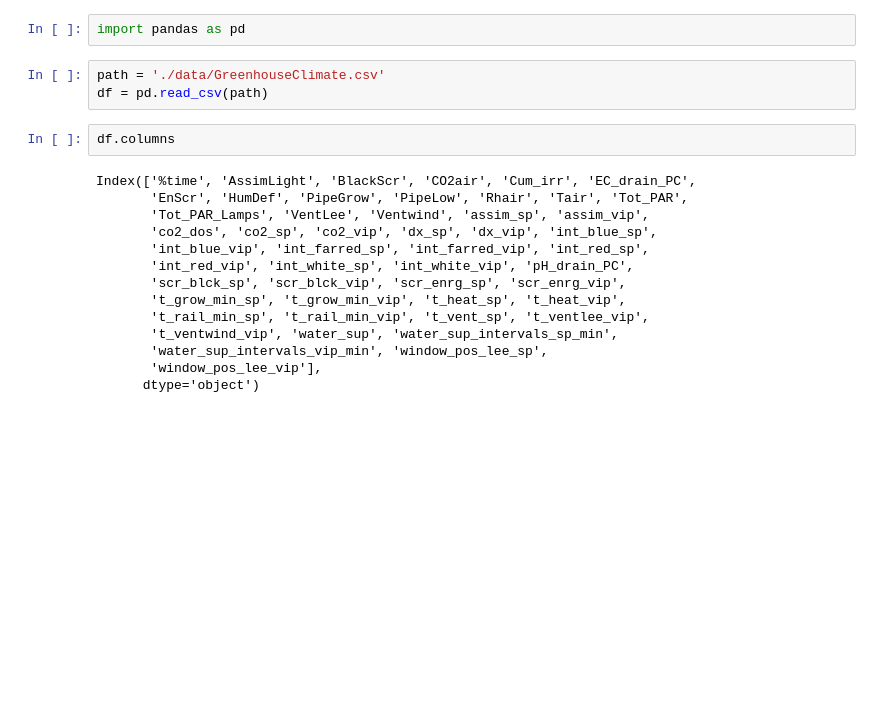
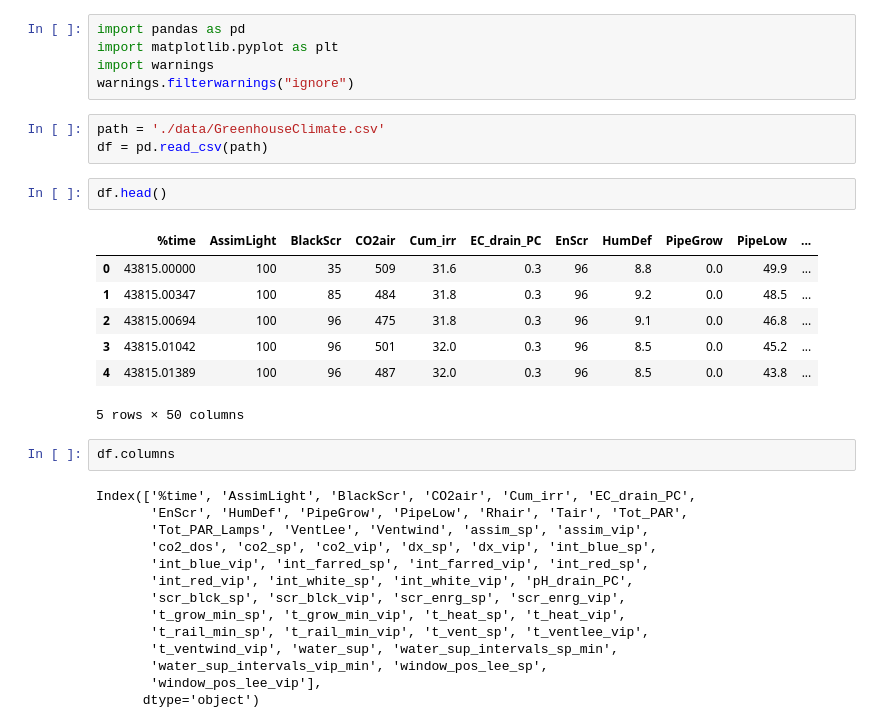
Before and after one commit to The-Green-Box-IoT-Project/GreenBox, a Jupyter notebook: Device Connector/sensors/data_analysis.ipynb, the cells around one changed output. Saved outputs shown, nothing was run; the diff lists cells and outputs as text; blank space fills up the shorter version.

```diff
--- a/Device Connector/sensors/data_analysis.ipynb
+++ b/Device Connector/sensors/data_analysis.ipynb
@@ -1,8 +1,21 @@
 # %%
 import pandas as pd
+import matplotlib.pyplot as plt
+import warnings
+warnings.filterwarnings("ignore")
 # %%
 path = './data/GreenhouseClimate.csv'
 df = pd.read_csv(path)
+# %%
+df.head()
+# %% [output]
+|  | %time | AssimLight | BlackScr | CO2air | Cum_irr | EC_drain_PC | EnScr | HumDef | PipeGrow | PipeLow | ... |
+| 0 | 43815.00000 | 100 | 35 | 509 | 31.6 | 0.3 | 96 | 8.8 | 0.0 | 49.9 | ... |
+| 1 | 43815.00347 | 100 | 85 | 484 | 31.8 | 0.3 | 96 | 9.2 | 0.0 | 48.5 | ... |
+| 2 | 43815.00694 | 100 | 96 | 475 | 31.8 | 0.3 | 96 | 9.1 | 0.0 | 46.8 | ... |
+| 3 | 43815.01042 | 100 | 96 | 501 | 32.0 | 0.3 | 96 | 8.5 | 0.0 | 45.2 | ... |
+| 4 | 43815.01389 | 100 | 96 | 487 | 32.0 | 0.3 | 96 | 8.5 | 0.0 | 43.8 | ... |
+5 rows × 50 columns
 # %%
 df.columns
 # %% [output]
```
Also changed, not shown: parts of 16 cells of this notebook, 2 other files.
